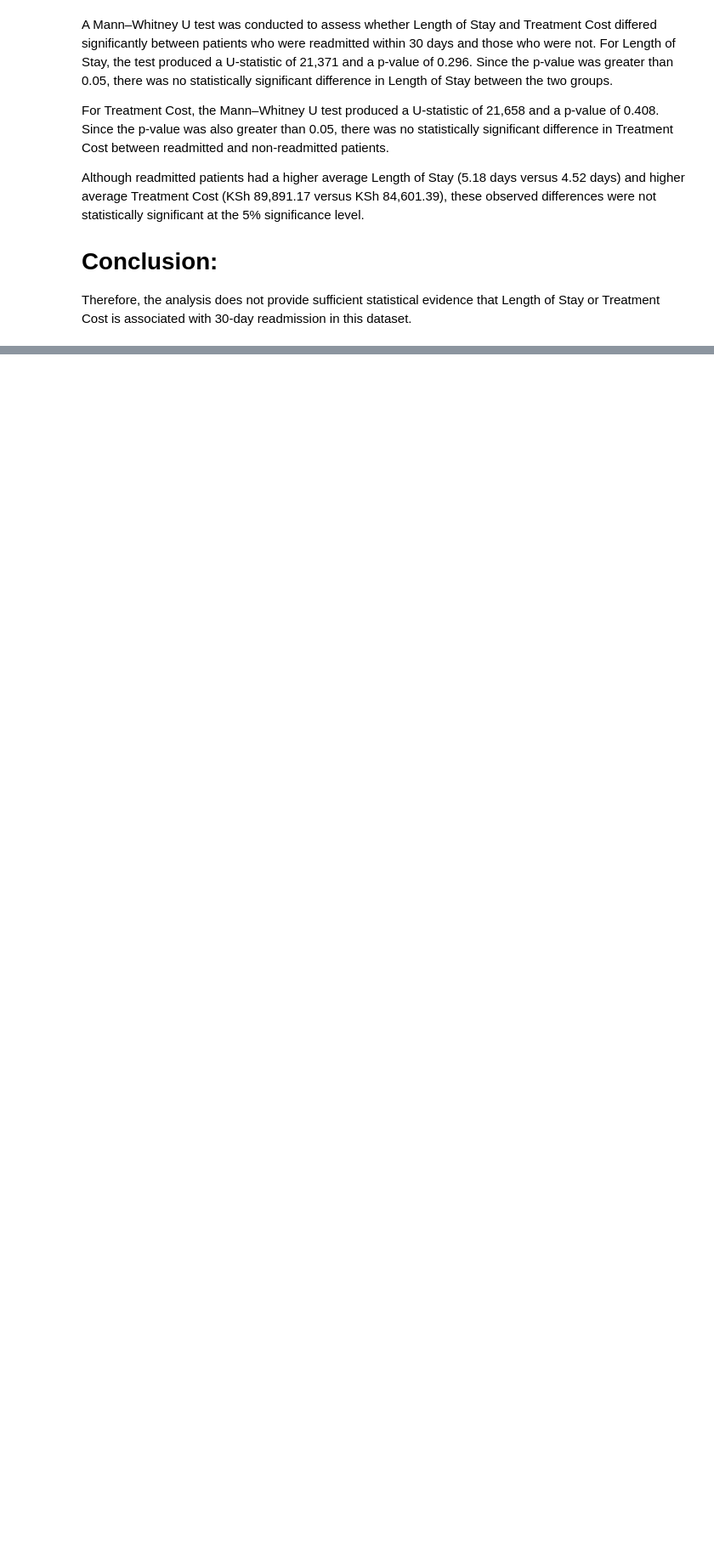
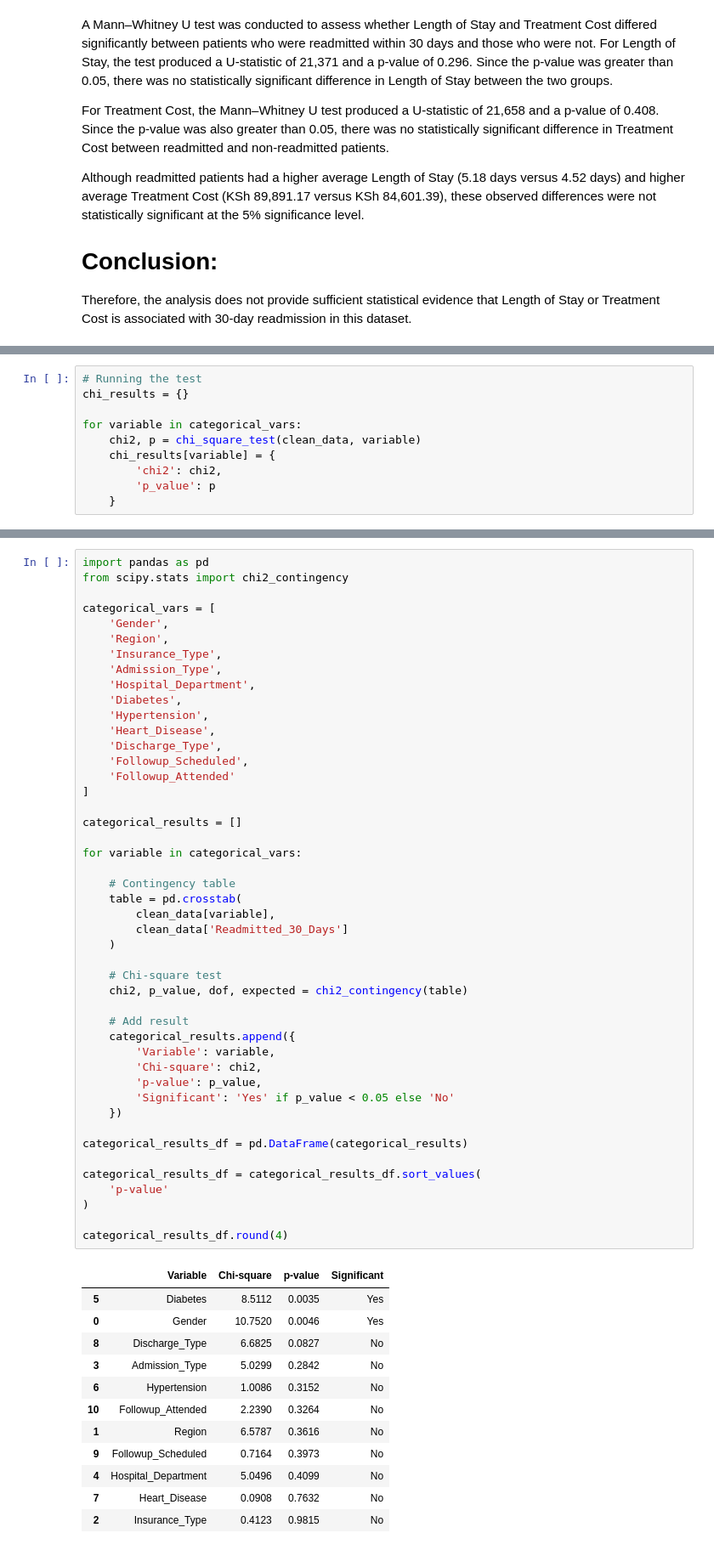
Before and after one commit to Clinton-Analyst/Healthcare_patient_readmission_risk_analysis_and-_predictive_modelling, a Jupyter notebook: scripts/StatisticalAnalysis.ipynb, the cells around one changed output, grey strips where cells are left out. Shown at 85% size. Cells and saved outputs as stored; diff of their text form; blank space fills up the shorter version.

```diff
--- a/scripts/StatisticalAnalysis.ipynb
+++ b/scripts/StatisticalAnalysis.ipynb
@@ -279,0 +281,10 @@ ShapiroResult(statistic=np.float64(0.8842520535085757), pvalue=np.float64(3.3279
+# %%
+# Running the test
+chi_results = {}
+
+for variable in categorical_vars:
+    chi2, p = chi_square_test(clean_data, variable)
+    chi_results[variable] = {
+        'chi2': chi2,
+        'p_value': p
+    }
@@ -279,0 +311,59 @@ ShapiroResult(statistic=np.float64(0.8842520535085757), pvalue=np.float64(3.3279
+# %%
+import pandas as pd
+from scipy.stats import chi2_contingency
+
+categorical_vars = [
+    'Gender',
+    'Region',
+    'Insurance_Type',
+    'Admission_Type',
+    'Hospital_Department',
+    'Diabetes',
+    'Hypertension',
+    'Heart_Disease',
+    'Discharge_Type',
+    'Followup_Scheduled',
+    'Followup_Attended'
+]
+
+categorical_results = []
+
+for variable in categorical_vars:
+
+    # Contingency table
+    table = pd.crosstab(
+        clean_data[variable],
+        clean_data['Readmitted_30_Days']
+    )
+
+    # Chi-square test
+    chi2, p_value, dof, expected = chi2_contingency(table)
+
+    # Add result
+    categorical_results.append({
+        'Variable': variable,
+        'Chi-square': chi2,
+        'p-value': p_value,
+        'Significant': 'Yes' if p_value < 0.05 else 'No'
+    })
+
+categorical_results_df = pd.DataFrame(categorical_results)
+
+categorical_results_df = categorical_results_df.sort_values(
+    'p-value'
+)
+
+categorical_results_df.round(4)
+# %% [output]
+|  | Variable | Chi-square | p-value | Significant |
+| 5 | Diabetes | 8.5112 | 0.0035 | Yes |
+| 0 | Gender | 10.7520 | 0.0046 | Yes |
+| 8 | Discharge_Type | 6.6825 | 0.0827 | No |
+| 3 | Admission_Type | 5.0299 | 0.2842 | No |
+| 6 | Hypertension | 1.0086 | 0.3152 | No |
+| 10 | Followup_Attended | 2.2390 | 0.3264 | No |
+| 1 | Region | 6.5787 | 0.3616 | No |
+| 9 | Followup_Scheduled | 0.7164 | 0.3973 | No |
+| 4 | Hospital_Department | 5.0496 | 0.4099 | No |
+| 7 | Heart_Disease | 0.0908 | 0.7632 | No |
+| 2 | Insurance_Type | 0.4123 | 0.9815 | No |
```
Also changed, not shown: parts of 24 cells of this notebook, 8 other files.
